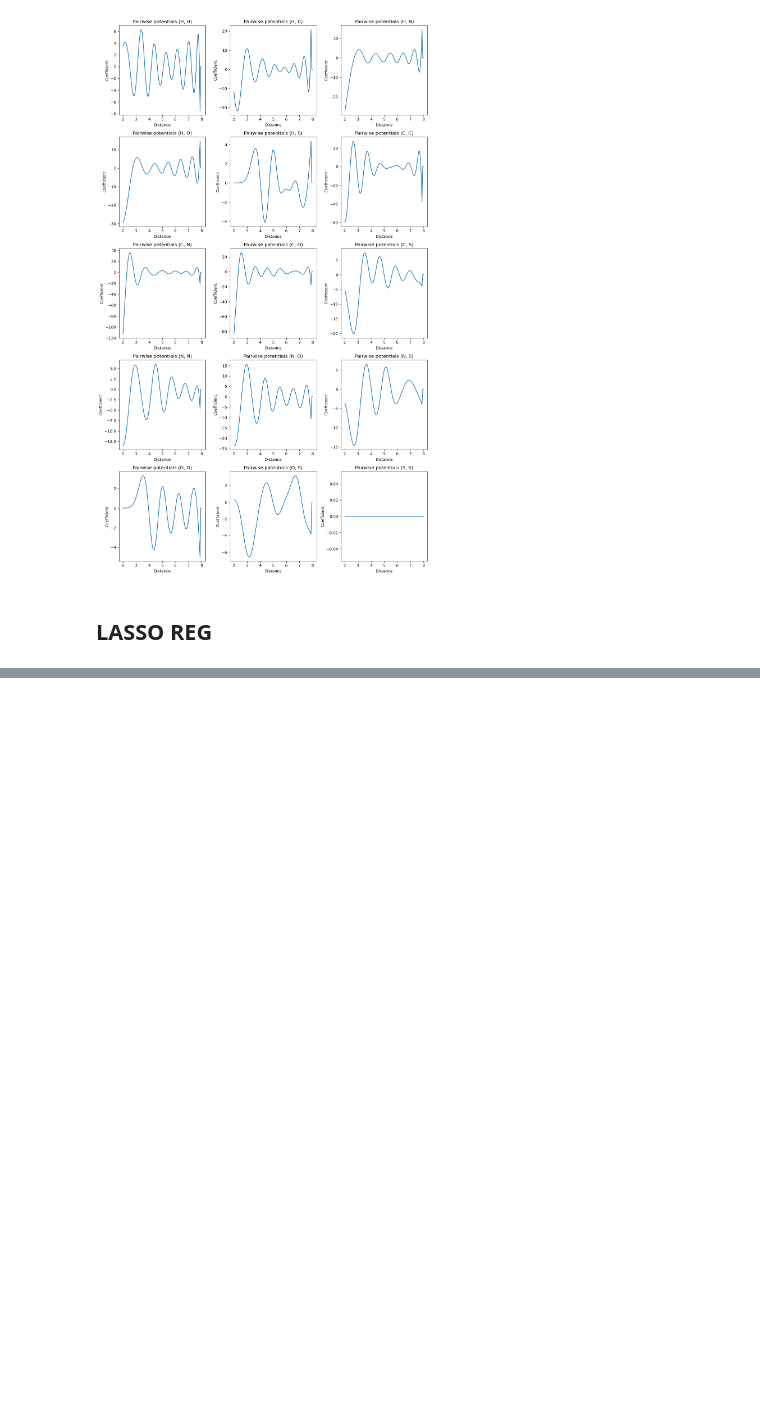
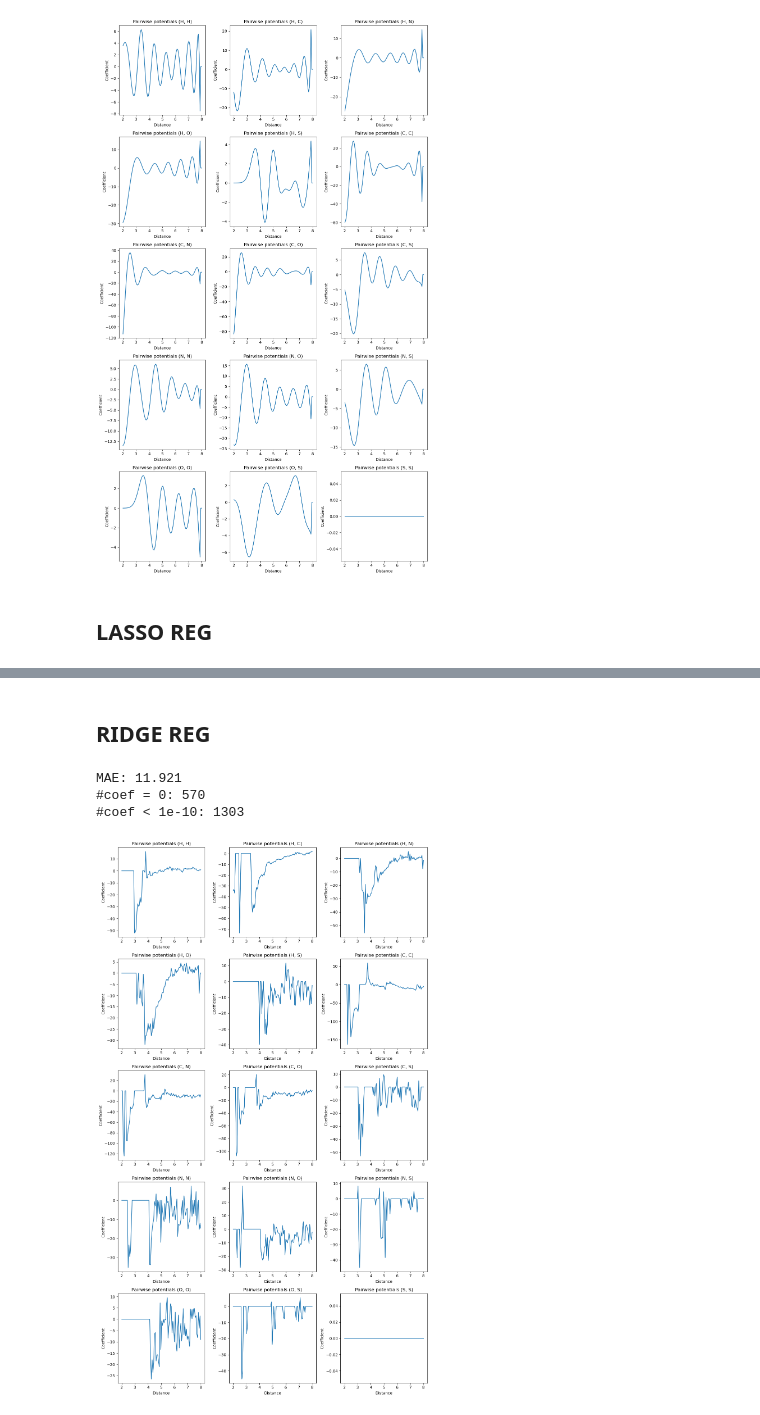
Before and after one commit to jascha-je/LabML4DS, a Jupyter notebook: p2/p2_jascha.ipynb, the cells around one changed output, grey strips where cells are left out. Drawn from its saved outputs; the diff is of its cells as text; code cells hidden in the pictures; blank space fills up the shorter version.

```diff
--- a/p2/p2_jascha.ipynb
+++ b/p2/p2_jascha.ipynb
@@ -402,0 +405,12 @@ MAE: 20.396
+# %%
+reps = generate_representaions(THETA_1, THETA_M, STD, M, soft=False)
+X_train, X_test, y_train, y_test = split_and_center(reps, qm7["T"][0], test_size=0.3)
+# %% [markdown]
+## RIDGE REG
+# %%
+fit_and_eval_model(Ridge, ALPHA, X_train, y_train, X_test, y_test,  M, THETA_1, THETA_M)
+# %% [output]
+MAE: 11.921
+#coef = 0: 570
+#coef < 1e-10: 1303
+[figure, added]
```
Also changed, not shown: parts of 10 cells of this notebook.
